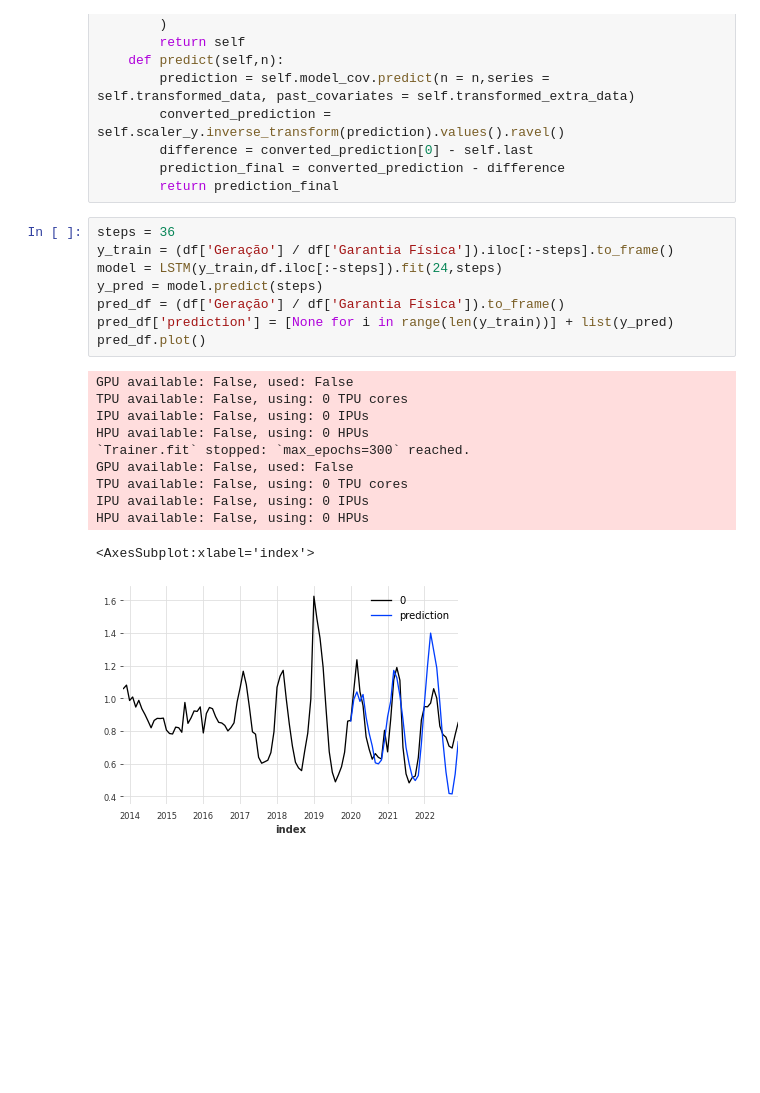
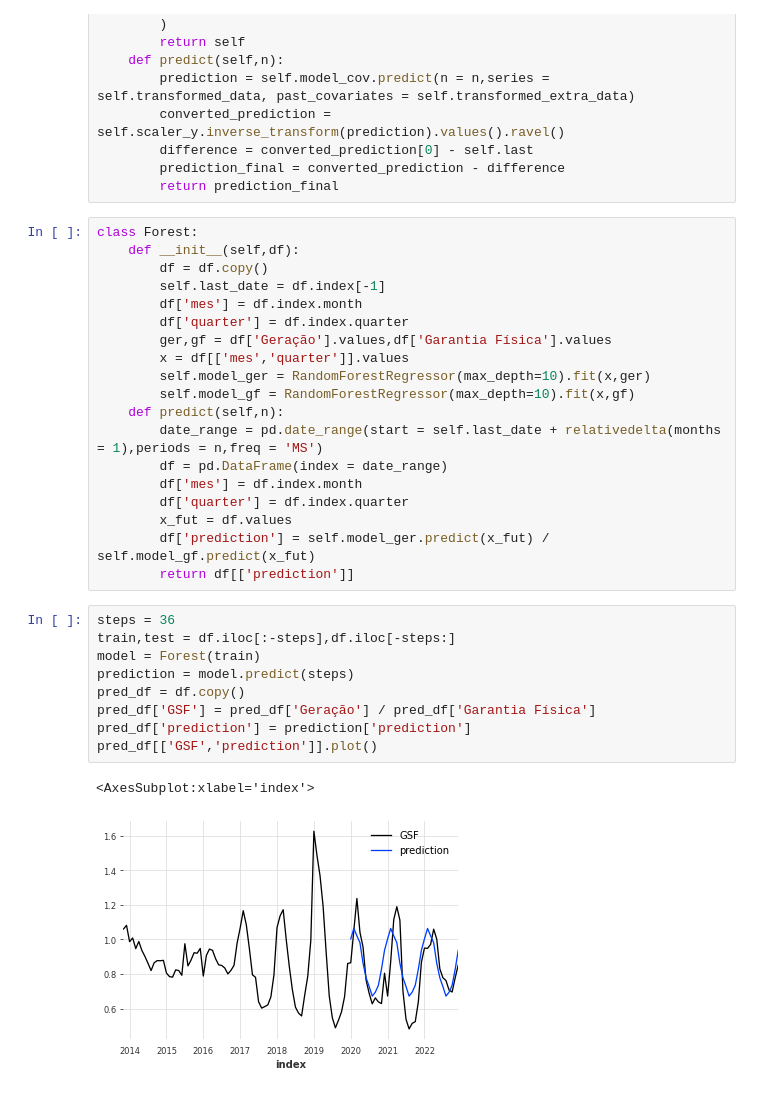
Before and after one commit to aruasouza/CTG, a Jupyter notebook: gsf.ipynb, the cells around one changed output. Drawn from its saved outputs; the diff is of its cells as text; blank space fills up the shorter version.

Commit message:
gsm randomforest

```diff
--- a/gsf.ipynb
+++ b/gsf.ipynb
@@ -63,23 +70,34 @@ class LSTM:
         difference = converted_prediction[0] - self.last
         prediction_final = converted_prediction - difference
         return prediction_final
+# %%
+class Forest:
+    def __init__(self,df):
+        df = df.copy()
+        self.last_date = df.index[-1]
+        df['mes'] = df.index.month
+        df['quarter'] = df.index.quarter
+        ger,gf = df['Geração'].values,df['Garantia Física'].values
+        x = df[['mes','quarter']].values
+        self.model_ger = RandomForestRegressor(max_depth=10).fit(x,ger)
+        self.model_gf = RandomForestRegressor(max_depth=10).fit(x,gf)
+    def predict(self,n):
+        date_range = pd.date_range(start = self.last_date + relativedelta(months = 1),periods = n,freq = 'MS')
+        df = pd.DataFrame(index = date_range)
+        df['mes'] = df.index.month
+        df['quarter'] = df.index.quarter
+        x_fut = df.values
+        df['prediction'] = self.model_ger.predict(x_fut) / self.model_gf.predict(x_fut)
+        return df[['prediction']]
 # %%
 steps = 36
-y_train = (df['Geração'] / df['Garantia Física']).iloc[:-steps].to_frame()
-model = LSTM(y_train,df.iloc[:-steps]).fit(24,steps)
-y_pred = model.predict(steps)
-pred_df = (df['Geração'] / df['Garantia Física']).to_frame()
-pred_df['prediction'] = [None for i in range(len(y_train))] + list(y_pred)
-pred_df.plot()
+train,test = df.iloc[:-steps],df.iloc[-steps:]
+model = Forest(train)
+prediction = model.predict(steps)
+pred_df = df.copy()
+pred_df['GSF'] = pred_df['Geração'] / pred_df['Garantia Física']
+pred_df['prediction'] = prediction['prediction']
+pred_df[['GSF','prediction']].plot()
 # %% [output]
-GPU available: False, used: False
-TPU available: False, using: 0 TPU cores
-IPU available: False, using: 0 IPUs
-HPU available: False, using: 0 HPUs
-`Trainer.fit` stopped: `max_epochs=300` reached.
-GPU available: False, used: False
-TPU available: False, using: 0 TPU cores
-IPU available: False, using: 0 IPUs
-HPU available: False, using: 0 HPUs
+<AxesSubplot:xlabel='index'>
-<AxesSubplot:xlabel='index'>
-[figure, old version]
+[figure, new version]
```
Also changed, not shown: parts of 8 cells of this notebook, 2 other files.
